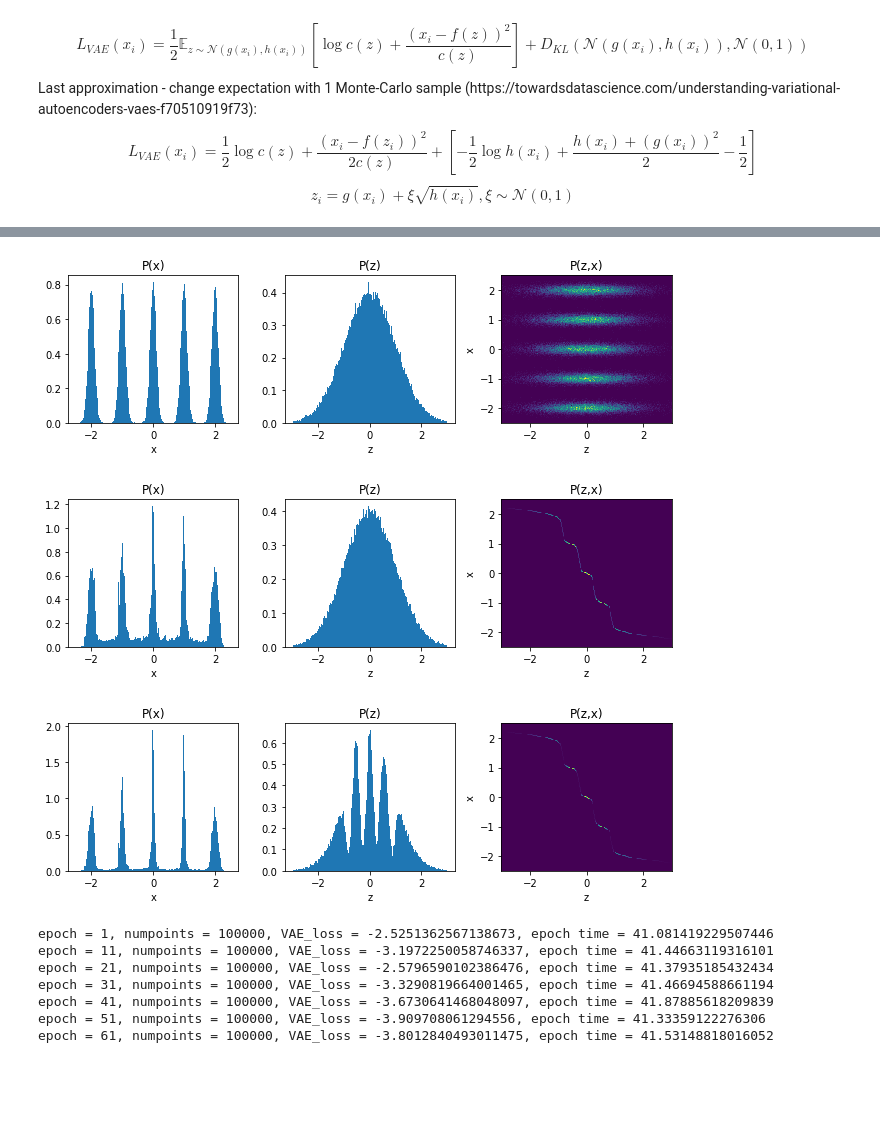
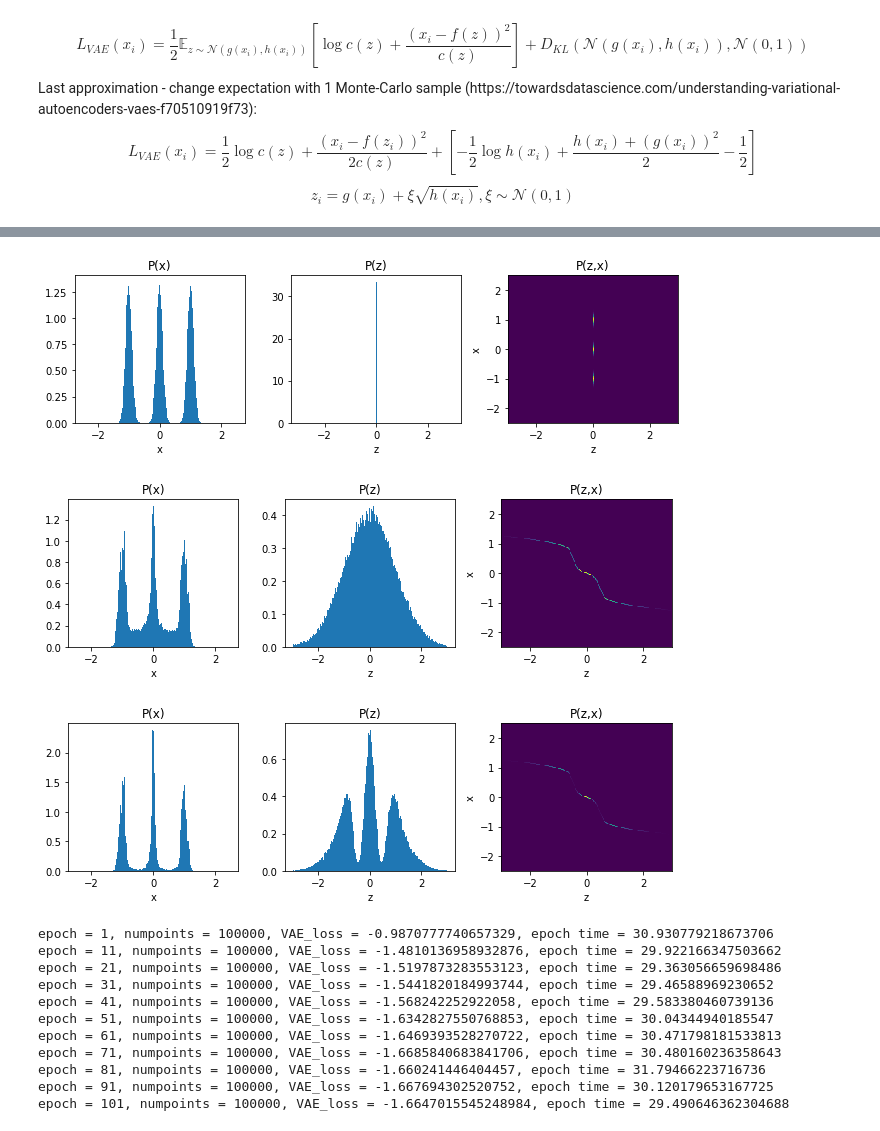
Before and after one commit to Pperezhogin/pyqg_experiments_Ross, a Jupyter notebook: pyqg_subgrid_experiments/Variational Inference/generative_model.ipynb, the cells around one changed output, grey strips where cells are left out. Cells and saved outputs as stored; diff of their text form; code cells hidden in the pictures; blank space fills up the shorter version.

```diff
--- a/pyqg_subgrid_experiments/Variational Inference/generative_model.ipynb
+++ b/pyqg_subgrid_experiments/Variational Inference/generative_model.ipynb
@@ -174,8 +151,10 @@ def minibatch(x, batch_size=64):
         yield xx
 # %%
 # can be used for scalars, as well as for vectors
-def KL(mu1,var1,mu2,var2):
+def KL(mu1,v1,mu2,v2):
     # https://stats.stackexchange.com/questions/7440/kl-divergence-between-two-univariate-gaussians
+    var1 = torch.max(v1,torch.ones_like(v1)*1e-6)
+    var2 = torch.max(v2,torch.ones_like(v2)*1e-6)
     out = 0.5*(torch.log(var2/var1) + (var1+torch.square(mu1-mu2))/var2-1)
     return out
 # %%
@@ -183,19 +162,24 @@ def KL(mu1,var1,mu2,var2):
 # https://ieeexplore.ieee.org/document/6289001,
 # formula 18
 # loss compared to N(0,1)
-def WGMM_loss(mean_z, var_z):
+def WGMM_loss(mean_z, var_z, diff_full = True):
     # number of elements in a mixture
     # is the batch size
     n = mean_z.shape[0]
 
-    term0 = KL(mean_z, var_z, 0, 1)
+    term0 = KL(mean_z, var_z, torch.tensor(0.), torch.tensor(1.))
 
     term1 = torch.zeros(n,1)
     for i in range(n):
-        term1[i] = torch.log(torch.exp(-KL(mean_z[i],var_z[i],mean_z,var_z)).mean())
+        if diff_full:
+            term1[i] = torch.log(torch.exp(-KL(mean_z[i],var_z[i],mean_z,var_z)).mean())
+        else:
+            term1[i] = torch.log(torch.exp(-KL(mean_z[i],var_z[i],mean_z.detach(),var_z.detach())).mean())
+
     return term0 + term1
+
 mz = torch.randn(3000,1)
-vz = 0.000001*torch.ones(3000,1)
+vz = 0.0001*torch.ones(3000,1)
 print(WGMM_loss(mz,vz).mean())
-print(KL(mz,vz,0,1).mean())
+print(KL(mz,vz,torch.tensor(0.), torch.tensor(1.)).mean())
 # %% [output]
@@ -207,7 +191,7 @@ def criterion(true_x, mean_x, var_x, mean_z, var_z, regularize):
     if regularize == 'VAE':
         error_reg = 0.5*((var_z + torch.square(mean_z)) - torch.log(var_z) - 1)
     elif regularize == 'WGMM':
-        error_reg = WGMM_loss(mean_z, var_z)
+        error_reg = WGMM_loss(mean_z, var_z, diff_full=False)
     elif regularize == 'AE':
         error_reg = error_gauss * 0
 
@@ -247,7 +231,7 @@ def train(net, x, lr=0.001, num_epochs=100, batch_size=64, regularize = 'VAE'):
         if epoch%10 == 0:
             print(f"epoch = {epoch+1}, numpoints = {epoch_n}, VAE_loss = {epoch_loss / epoch_n}, epoch time = {t}")
 # %%
-net = Net(100,10)
+net = Net(100,1)
 # %%
 train(net, x_torch, batch_size = 2048, num_epochs=101, regularize='VAE')
 # %% [output]
@@ -265,9 +249,9 @@ epoch = 101, numpoints = 100000, VAE_loss = 0.07486248837947845, epoch time = 1.
 # %%
 z_recon, x_recon, z_gen, x_gen = net.generate_data(x_torch)
-plot_histograms(x,z,200,xy_range=2.5)
+plot_histograms(x,x*0,200,xy_range=2.5)
 plot_histograms(x_gen, z_gen, 200, xy_range=2.5)
 plot_histograms(x_recon, z_recon, 200, xy_range=2.5)
 # %% [output]
-[figure, old version]
+[figure, new version]
-[figure, old version]
+[figure, new version]
-[figure, old version]
+[figure, new version]
@@ -274,12 +260,16 @@ plot_histograms(x_recon, z_recon, 200, xy_range=2.5)
 # %%
-train(net, x_torch, batch_size = 2048, num_epochs=61, regularize='WGMM')
+train(net, x_torch, batch_size = 64, num_epochs=101, regularize='WGMM')
 # %% [output]
-epoch = 1, numpoints = 100000, VAE_loss = -2.5251362567138673, epoch time = 41.081419229507446
-epoch = 11, numpoints = 100000, VAE_loss = -3.1972250058746337, epoch time = 41.44663119316101
-epoch = 21, numpoints = 100000, VAE_loss = -2.5796590102386476, epoch time = 41.37935185432434
-epoch = 31, numpoints = 100000, VAE_loss = -3.3290819664001465, epoch time = 41.46694588661194
-epoch = 41, numpoints = 100000, VAE_loss = -3.6730641468048097, epoch time = 41.87885618209839
-epoch = 51, numpoints = 100000, VAE_loss = -3.909708061294556, epoch time = 41.33359122276306
-epoch = 61, numpoints = 100000, VAE_loss = -3.8012840493011475, epoch time = 41.53148818016052
+epoch = 1, numpoints = 100000, VAE_loss = -0.9870777740657329, epoch time = 30.930779218673706
+epoch = 11, numpoints = 100000, VAE_loss = -1.4810136958932876, epoch time = 29.922166347503662
+epoch = 21, numpoints = 100000, VAE_loss = -1.5197873283553123, epoch time = 29.363056659698486
+epoch = 31, numpoints = 100000, VAE_loss = -1.5441820184993744, epoch time = 29.46588969230652
+epoch = 41, numpoints = 100000, VAE_loss = -1.568242252922058, epoch time = 29.583380460739136
+epoch = 51, numpoints = 100000, VAE_loss = -1.6342827550768853, epoch time = 30.04344940185547
+epoch = 61, numpoints = 100000, VAE_loss = -1.6469393528270722, epoch time = 30.471798181533813
+epoch = 71, numpoints = 100000, VAE_loss = -1.6685840683841706, epoch time = 30.480160236358643
+epoch = 81, numpoints = 100000, VAE_loss = -1.660241446404457, epoch time = 31.79466223716736
+epoch = 91, numpoints = 100000, VAE_loss = -1.667694302520752, epoch time = 30.120179653167725
+epoch = 101, numpoints = 100000, VAE_loss = -1.6647015545248984, epoch time = 29.490646362304688
 # %%
 z_recon, x_recon, z_gen, x_gen = net.generate_data(x_torch)
```
Also changed, not shown: parts of 15 cells of this notebook.
